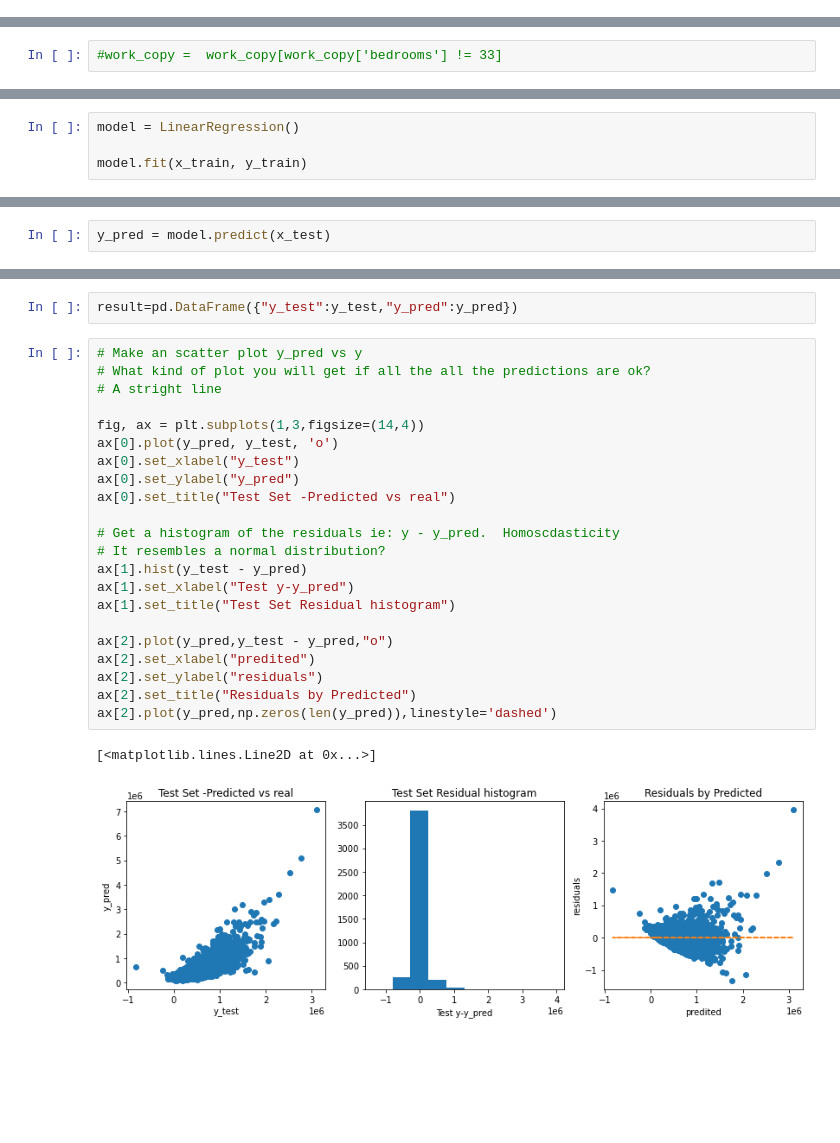
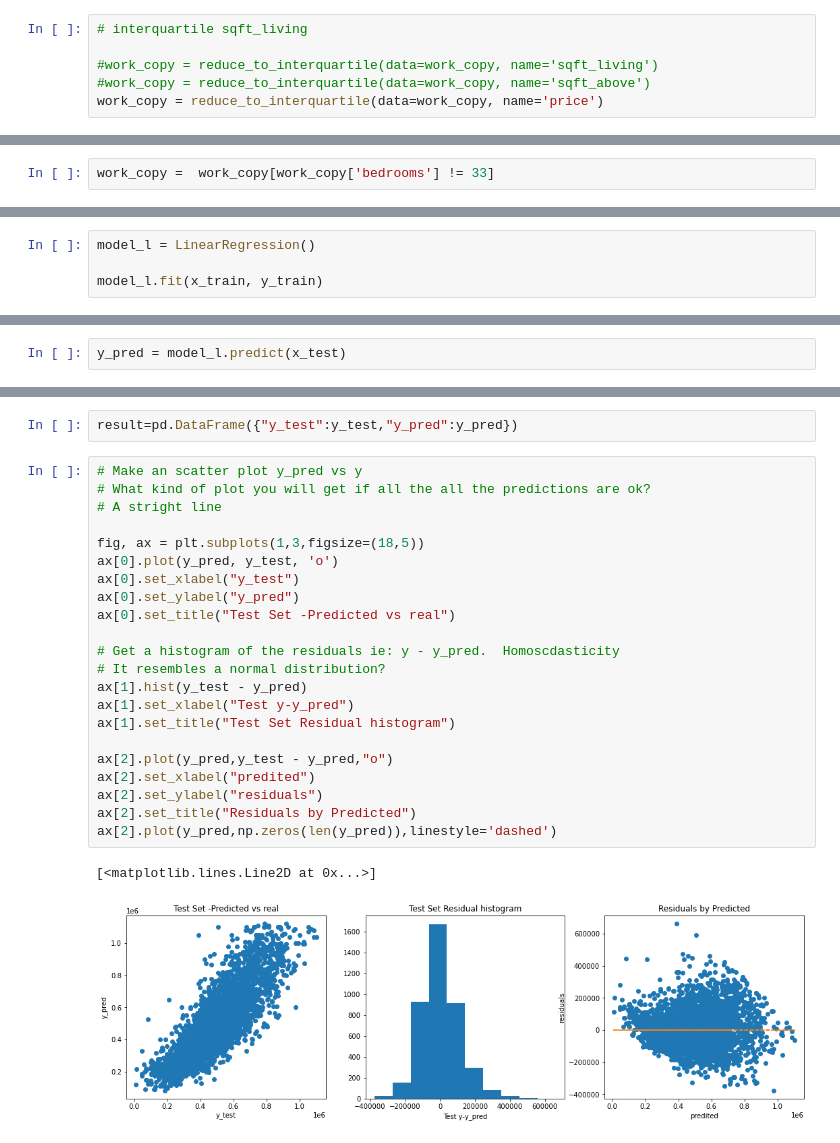
Before and after one commit to Denny-Meyer/IronHack_mid_term_real_state_regression, a Jupyter notebook: source_code/data_analytics_denny.ipynb, the cells around one changed output, grey strips where cells are left out. Cells and saved outputs as stored; diff of their text form; blank space fills up the shorter version.

```diff
--- a/source_code/data_analytics_denny.ipynb
+++ b/source_code/data_analytics_denny.ipynb
@@ -216,2 +220,8 @@ work_copy.drop(columns=['id', 'date', 'zipcode', 'lat', 'long'], inplace=True)
 #work_copy.drop(columns='sqft_above', inplace=True)
 #work_copy.drop(columns=['id', 'date', 'sqft_lot', 'floors', 'waterfront', 'condition', 'yr_built', 'yr_renovated', 'zipcode', 'lat', 'long', 'sqft_lot15'], inplace=True)
+# %%
+# interquartile sqft_living
+
+#work_copy = reduce_to_interquartile(data=work_copy, name='sqft_living')
+#work_copy = reduce_to_interquartile(data=work_copy, name='sqft_above')
+work_copy = reduce_to_interquartile(data=work_copy, name='price')
@@ -230,7 +242,7 @@ work_copy.describe()
 # %% [markdown]
 ### First Approach with unfilterd data
 # %%
-#work_copy =  work_copy[work_copy['bedrooms'] != 33]
+work_copy =  work_copy[work_copy['bedrooms'] != 33]
 # %%
 label = work_copy['price']
 work_copy.drop(columns='price', inplace=True)
@@ -270,9 +282,9 @@ array([[-0.41452996, -1.77756177, -1.34437646, ..., -0.20928121,
 # %%
-model = LinearRegression()
+model_l = LinearRegression()
 
-model.fit(x_train, y_train)
+model_l.fit(x_train, y_train)
 # %% [output]
 LinearRegression()
 # %%
-y_pred = model.predict(x_test)
+y_pred = model_l.predict(x_test)
 # %%
@@ -330,28 +337,28 @@ result=pd.DataFrame({"y_test":y_test,"y_pred":y_pred})
 # %%
 # Make an scatter plot y_pred vs y
 # What kind of plot you will get if all the all the predictions are ok?
 # A stright line
 
-fig, ax = plt.subplots(1,3,figsize=(14,4))
+fig, ax = plt.subplots(1,3,figsize=(18,5))
 ax[0].plot(y_pred, y_test, 'o')
 ax[0].set_xlabel("y_test")
 ax[0].set_ylabel("y_pred")
 ax[0].set_title("Test Set -Predicted vs real")
 
 # Get a histogram of the residuals ie: y - y_pred.  Homoscdasticity
 # It resembles a normal distribution?
 ax[1].hist(y_test - y_pred)
 ax[1].set_xlabel("Test y-y_pred")
 ax[1].set_title("Test Set Residual histogram")
 
 ax[2].plot(y_pred,y_test - y_pred,"o")
 ax[2].set_xlabel("predited")
 ax[2].set_ylabel("residuals")
 ax[2].set_title("Residuals by Predicted")
 ax[2].plot(y_pred,np.zeros(len(y_pred)),linestyle='dashed')
 # %% [output]
 [<matplotlib.lines.Line2D at 0x...>]
-[figure, old version]
+[figure, new version]
 # %%
 sns.regplot(x='y_pred',y='y_test', data=result, scatter_kws={"color": "red"}, line_kws={"color": "black"})
 # %% [output]
```
Also changed, not shown: parts of 13 cells of this notebook, 1 other file.
